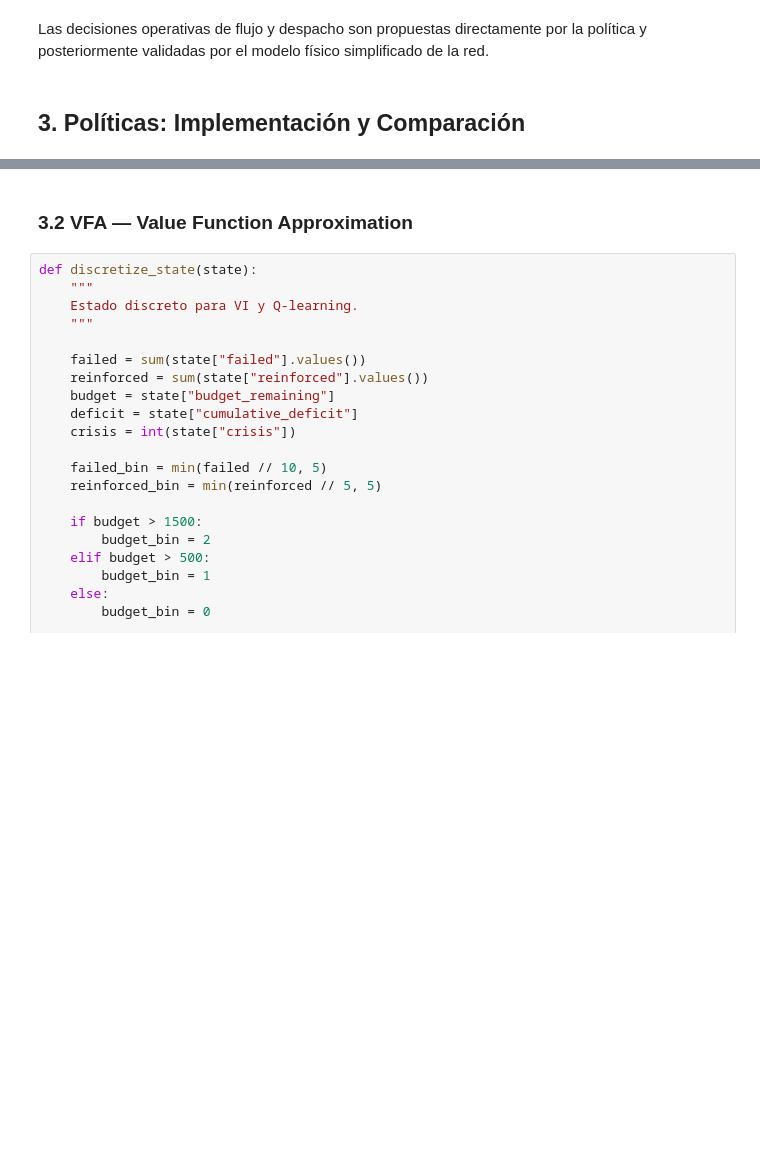
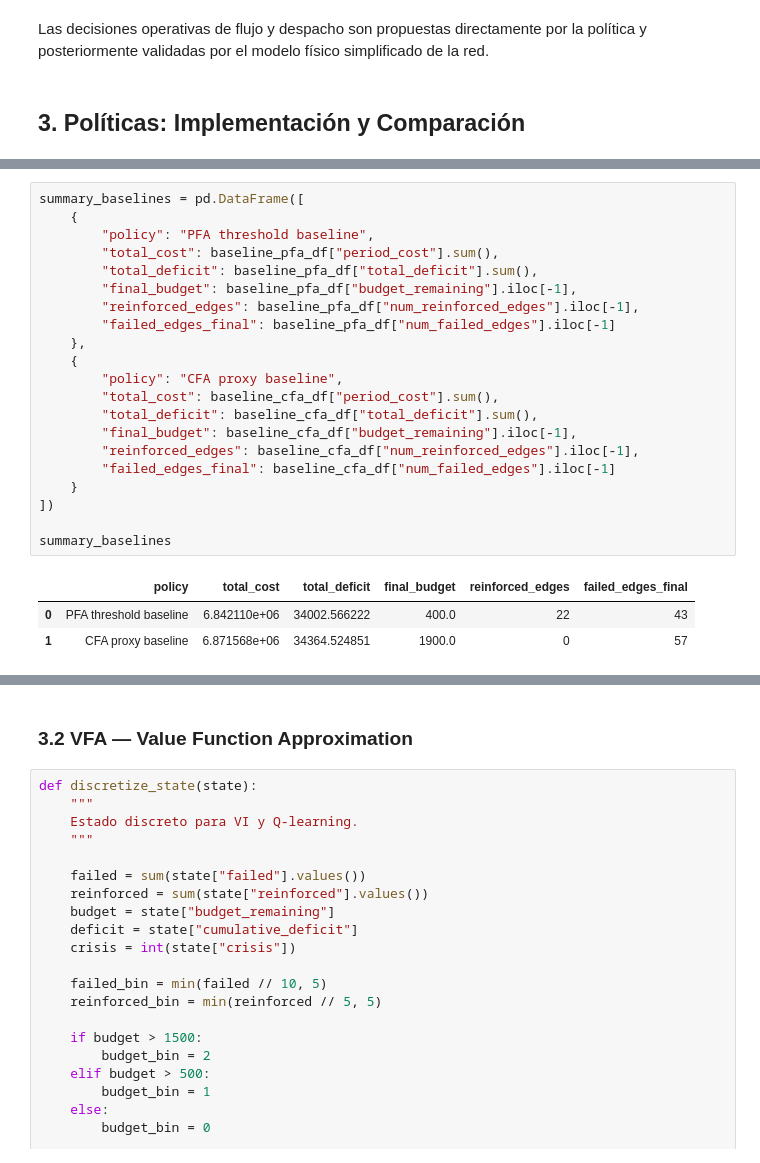
Before and after one commit to sofisacmu/obi_proyecto1, a Jupyter notebook: Entrega 3/modelo.ipynb, the cells around one changed output, grey strips where cells are left out. Cells and saved outputs as stored; diff of their text form; blank space fills up the shorter version.

```diff
--- a/Entrega 3/modelo.ipynb
+++ b/Entrega 3/modelo.ipynb
@@ -917,0 +1440,25 @@ Las decisiones operativas de flujo y despacho son propuestas directamente por la
+# %%
+summary_baselines = pd.DataFrame([
+    {
+        "policy": "PFA threshold baseline",
+        "total_cost": baseline_pfa_df["period_cost"].sum(),
+        "total_deficit": baseline_pfa_df["total_deficit"].sum(),
+        "final_budget": baseline_pfa_df["budget_remaining"].iloc[-1],
+        "reinforced_edges": baseline_pfa_df["num_reinforced_edges"].iloc[-1],
+        "failed_edges_final": baseline_pfa_df["num_failed_edges"].iloc[-1]
+    },
+    {
+        "policy": "CFA proxy baseline",
+        "total_cost": baseline_cfa_df["period_cost"].sum(),
+        "total_deficit": baseline_cfa_df["total_deficit"].sum(),
+        "final_budget": baseline_cfa_df["budget_remaining"].iloc[-1],
+        "reinforced_edges": baseline_cfa_df["num_reinforced_edges"].iloc[-1],
+        "failed_edges_final": baseline_cfa_df["num_failed_edges"].iloc[-1]
+    }
+])
+
+summary_baselines
+# %% [output]
+|  | policy | total_cost | total_deficit | final_budget | reinforced_edges | failed_edges_final |
+| 0 | PFA threshold baseline | 6.842110e+06 | 34002.566222 | 400.0 | 22 | 43 |
+| 1 | CFA proxy baseline | 6.871568e+06 | 34364.524851 | 1900.0 | 0 | 57 |
```
Also changed, not shown: parts of 9 cells of this notebook.
